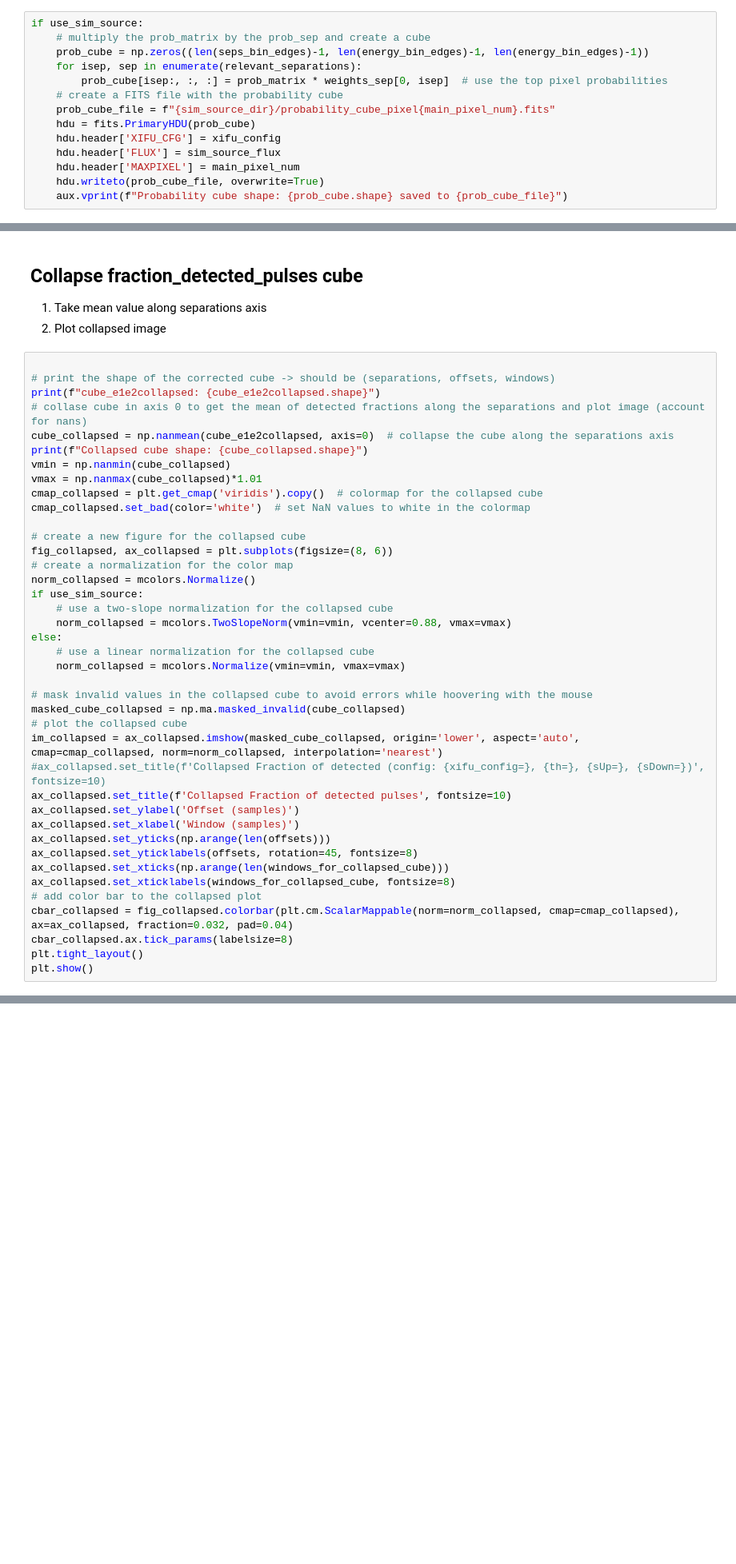
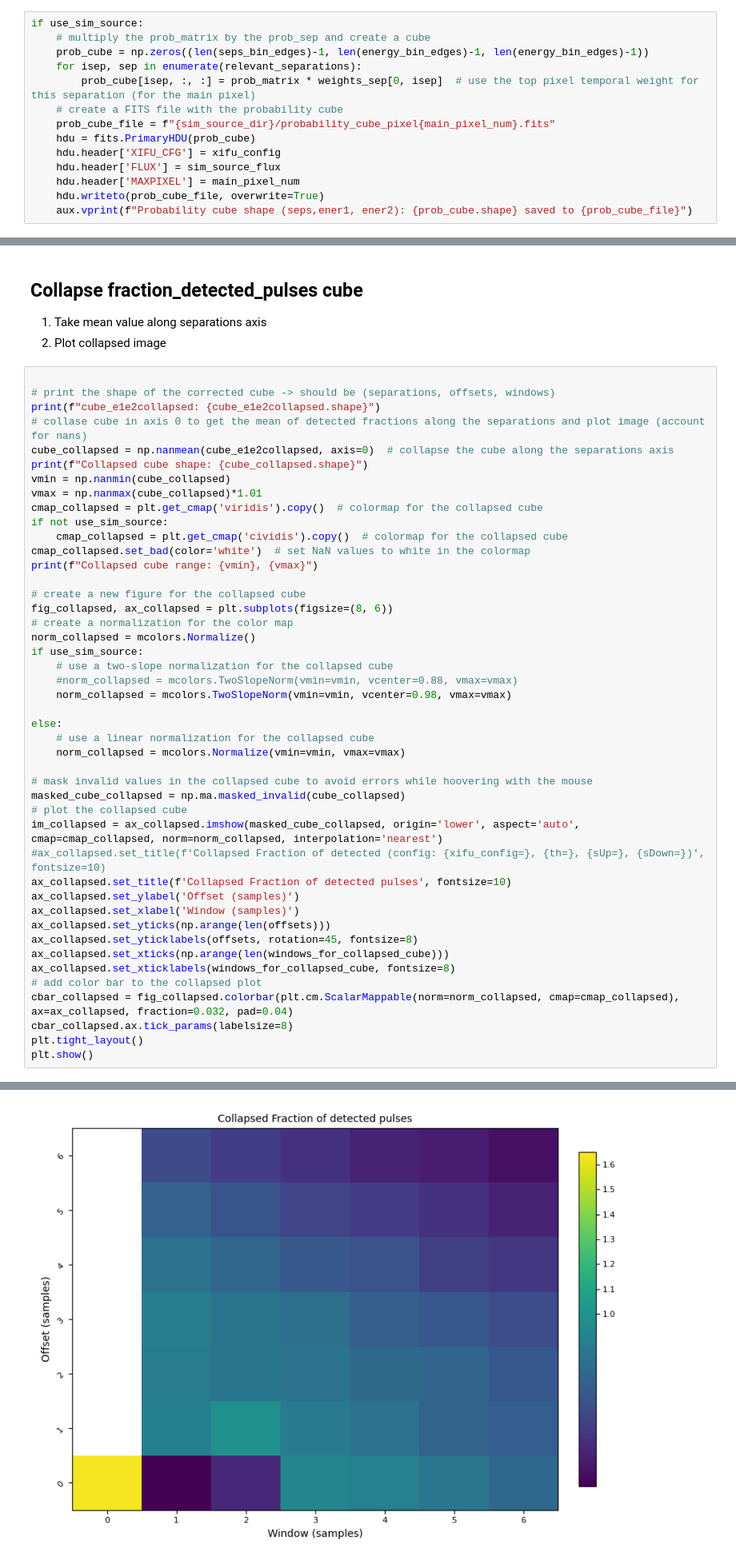
Before and after one commit to mtceballos/xpileup, a Jupyter notebook: detection_windows_offsets.ipynb, the cells around one changed output, grey strips where cells are left out. Shown at 80% size. Cells and saved outputs as stored; diff of their text form; blank space fills up the shorter version.

```diff
--- a/detection_windows_offsets.ipynb
+++ b/detection_windows_offsets.ipynb
@@ -459,7 +549,7 @@ if use_sim_source:
     # multiply the prob_matrix by the prob_sep and create a cube
     prob_cube = np.zeros((len(seps_bin_edges)-1, len(energy_bin_edges)-1, len(energy_bin_edges)-1))
     for isep, sep in enumerate(relevant_separations):
-        prob_cube[isep:, :, :] = prob_matrix * weights_sep[0, isep]  # use the top pixel probabilities
+        prob_cube[isep, :, :] = prob_matrix * weights_sep[0, isep]  # use the top pixel temporal weight for this separation (for the main pixel)
     # create a FITS file with the probability cube
     prob_cube_file = f"{sim_source_dir}/probability_cube_pixel{main_pixel_num}.fits"
     hdu = fits.PrimaryHDU(prob_cube)
@@ -467,5 +557,5 @@ if use_sim_source:
     hdu.header['FLUX'] = sim_source_flux
     hdu.header['MAXPIXEL'] = main_pixel_num
     hdu.writeto(prob_cube_file, overwrite=True)
-    aux.vprint(f"Probability cube shape: {prob_cube.shape} saved to {prob_cube_file}")
+    aux.vprint(f"Probability cube shape (seps,ener1, ener2): {prob_cube.shape} saved to {prob_cube_file}")
 # %% [output]
@@ -797,7 +902,10 @@ print(f"Collapsed cube shape: {cube_collapsed.shape}")
 vmin = np.nanmin(cube_collapsed)
 vmax = np.nanmax(cube_collapsed)*1.01
 cmap_collapsed = plt.get_cmap('viridis').copy()  # colormap for the collapsed cube
+if not use_sim_source:
+    cmap_collapsed = plt.get_cmap('cividis').copy()  # colormap for the collapsed cube
 cmap_collapsed.set_bad(color='white')  # set NaN values to white in the colormap
+print(f"Collapsed cube range: {vmin}, {vmax}")
 
 # create a new figure for the collapsed cube
 fig_collapsed, ax_collapsed = plt.subplots(figsize=(8, 6))
@@ -805,7 +913,9 @@ fig_collapsed, ax_collapsed = plt.subplots(figsize=(8, 6))
 norm_collapsed = mcolors.Normalize()
 if use_sim_source:
     # use a two-slope normalization for the collapsed cube
-    norm_collapsed = mcolors.TwoSlopeNorm(vmin=vmin, vcenter=0.88, vmax=vmax)
+    #norm_collapsed = mcolors.TwoSlopeNorm(vmin=vmin, vcenter=0.88, vmax=vmax)
+    norm_collapsed = mcolors.TwoSlopeNorm(vmin=vmin, vcenter=0.98, vmax=vmax)
+
 else:
     # use a linear normalization for the collapsed cube
     norm_collapsed = mcolors.Normalize(vmin=vmin, vmax=vmax)
@@ -827,3 +937,4 @@ cbar_collapsed = fig_collapsed.colorbar(plt.cm.ScalarMappable(norm=norm_collapse
 cbar_collapsed.ax.tick_params(labelsize=8)
 plt.tight_layout()
 plt.show()
+# %% [output]
@@ -830,3 +944,4 @@ plt.show()
+[figure, added]
 # %%
 if use_sim_source:
     # save the collapsed figure (png and PDF) with the simulated source flux
```
Also changed, not shown: parts of 28 cells of this notebook, 1 other file.
